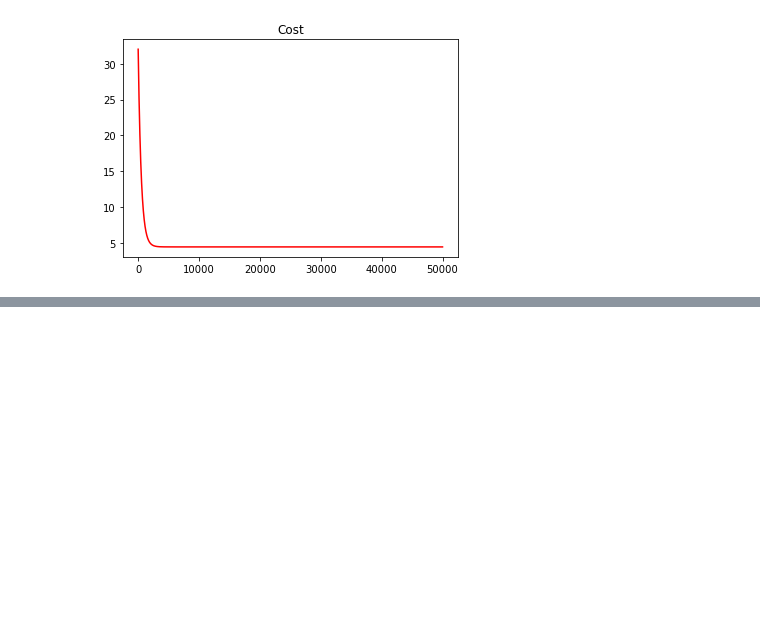
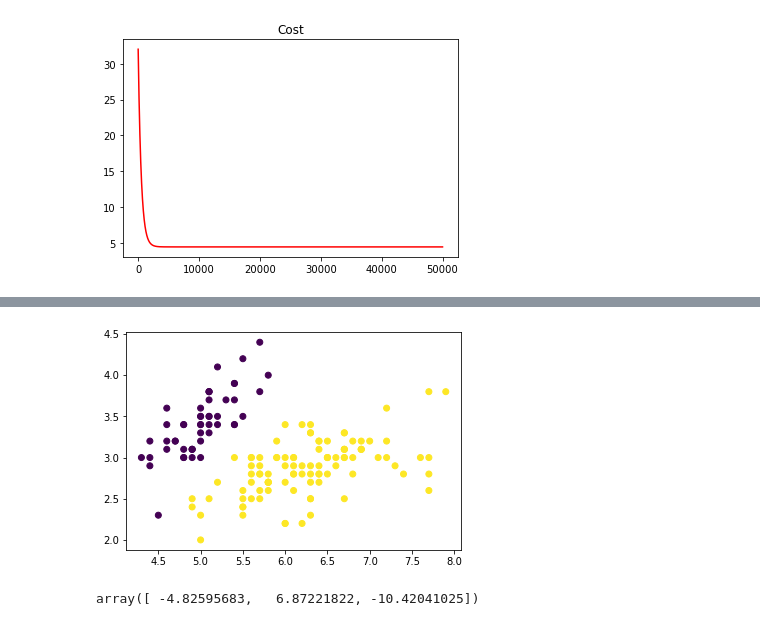
Before and after one commit to Monicasfe/SIB, a Jupyter notebook: scripts/M_eval2.ipynb, the cells around one changed output, grey strips where cells are left out. Cells and saved outputs as stored; diff of their text form; code cells hidden in the pictures; blank space fills up the shorter version.

```diff
--- a/scripts/M_eval2.ipynb
+++ b/scripts/M_eval2.ipynb
@@ -73,0 +76,4 @@ plt.show()
+# %%
+lr = LinearRegressionReg()
+lr.fit(dataset)
+print('Theta = ', lr.theta)
@@ -73,0 +82,8 @@ plt.show()
+# %%
+idx = 10
+x = dataset.X[idx]
+print("x = ", x)
+y = dataset.Y[idx]
+y_pred = lr.predict(x)
+print("y_pred = ", y_pred)
+print("y_true = ", y)
@@ -73,0 +99,7 @@ plt.show()
+# %%
+filename = os.path.join(DIR, 'datasets/iris.data')
+df = pd.read_csv(filename)
+iris = Dataset.from_dataframe(df,ylabel="class")
+y = [int(x != 'Iris-setosa') for x in iris.Y]
+dataset = Dataset(iris.X[:,:2],np.array(y))
+summary(dataset)
@@ -73,0 +115,5 @@ plt.show()
+# %%
+plt.scatter(dataset.X[:,0], dataset.X[:,1],c=dataset.Y)
+plt.show()
+# %% [output]
+[figure, added]
@@ -73,0 +122,5 @@ plt.show()
+# %%
+logreg.fit(dataset)
+logreg.theta
+# %% [output]
+array([ -4.82595683,   6.87221822, -10.42041025])
```
Also changed, not shown: parts of 23 cells of this notebook, 3 other files.
